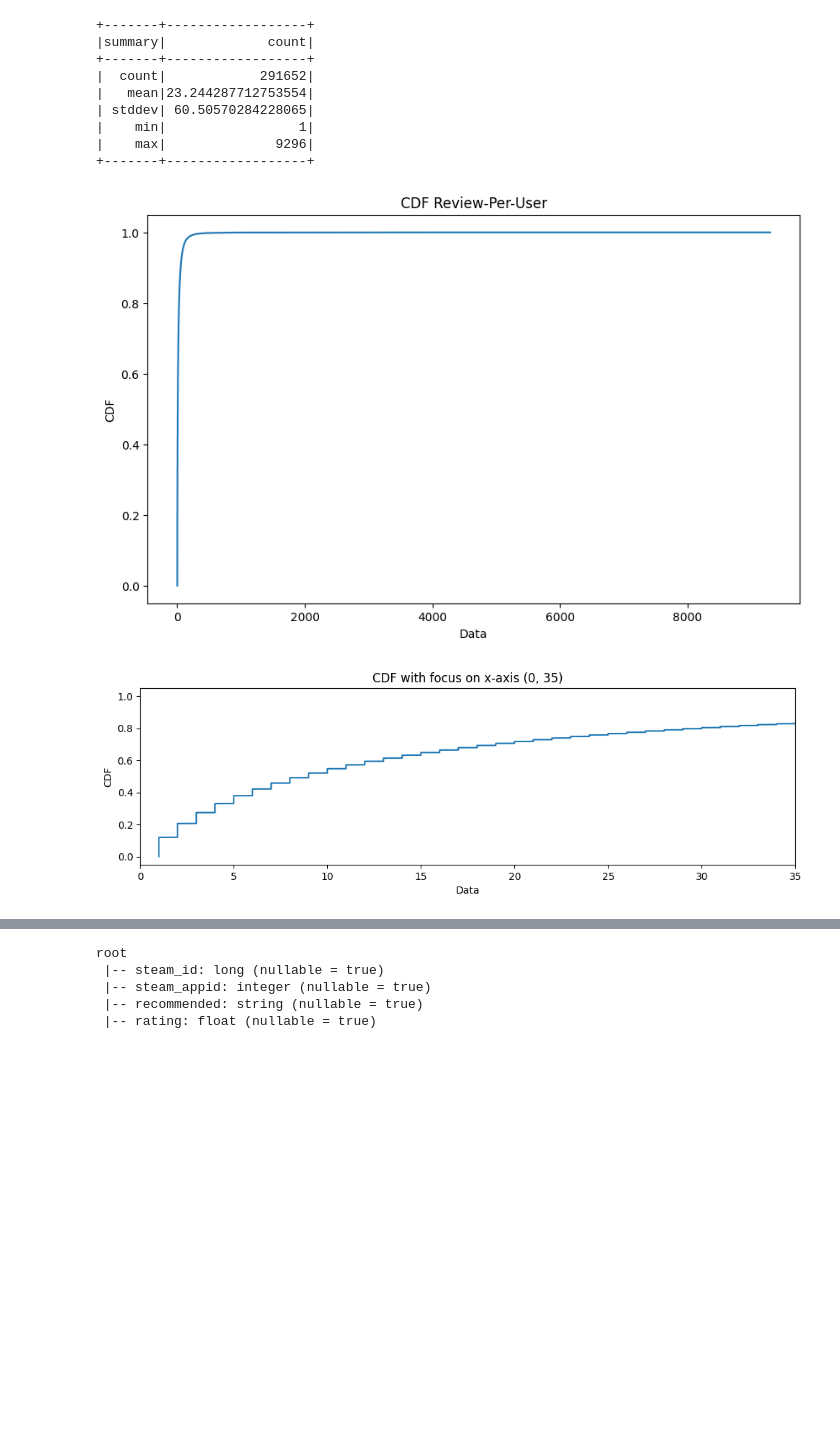
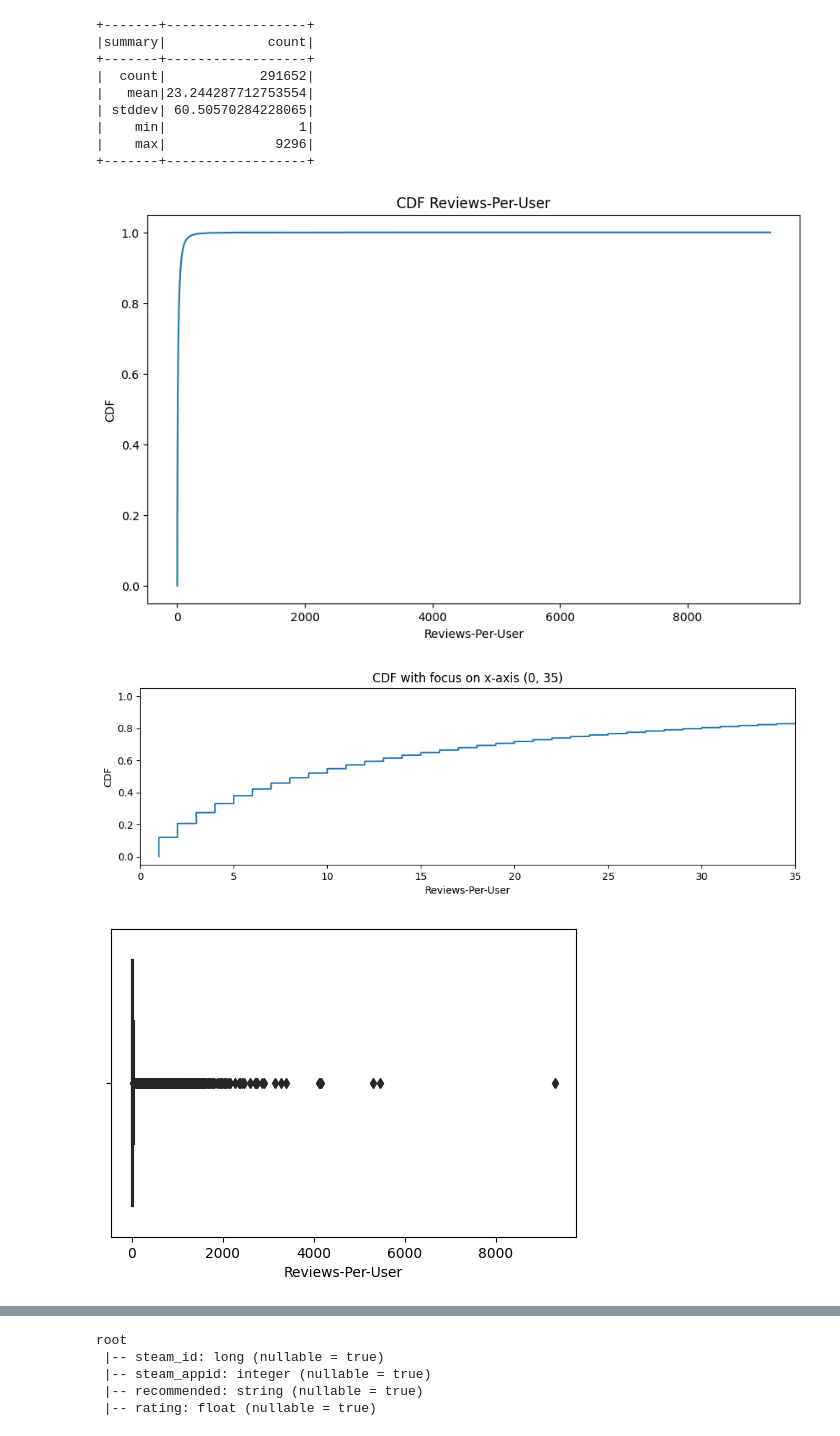
Before and after one commit to LuciaFores/big-data-computing, a Jupyter notebook: Project/Videogame_Recommender_System.ipynb, the cells around one changed output, grey strips where cells are left out. Saved outputs shown, nothing was run; the diff lists cells and outputs as text; code cells hidden in the pictures; blank space fills up the shorter version.

```diff
--- a/Project/Videogame_Recommender_System.ipynb
+++ b/Project/Videogame_Recommender_System.ipynb
@@ -1266,8 +1258,16 @@ pd_ratings_per_user = ratings_per_user.toPandas()
 # %%
 x_min = 0
 x_max = 35
-plot_cdf_with_focus(pd_ratings_per_user['count'], x_min, x_max, 'CDF Review-Per-User', 'CDF with focus on x-axis ('+str(x_min)+', '+str(x_max)+')' )
+plot_cdf_with_focus(pd_ratings_per_user['count'], 'Reviews-Per-User', x_min, x_max, 'CDF Reviews-Per-User', 'CDF with focus on x-axis ('+str(x_min)+', '+str(x_max)+')' )
 # %% [output]
-[figure, old version]
+[figure, new version]
-[figure, old version]
+[figure, new version]
+# %%
+fig, ax = plt.subplots(1,1, figsize=(6,4))
+
+#_ = sns.boxplot(x=pd_videogames_popularity_df.count, color="g")
+_ = sns.boxplot(x="count", data=pd_ratings_per_user, color="g")
+_ = ax.set_xlabel("Reviews-Per-User")
+# %% [output]
+[figure, added]
 # %% [markdown]
```
Also changed, not shown: parts of 39 cells of this notebook, 1 other file.
